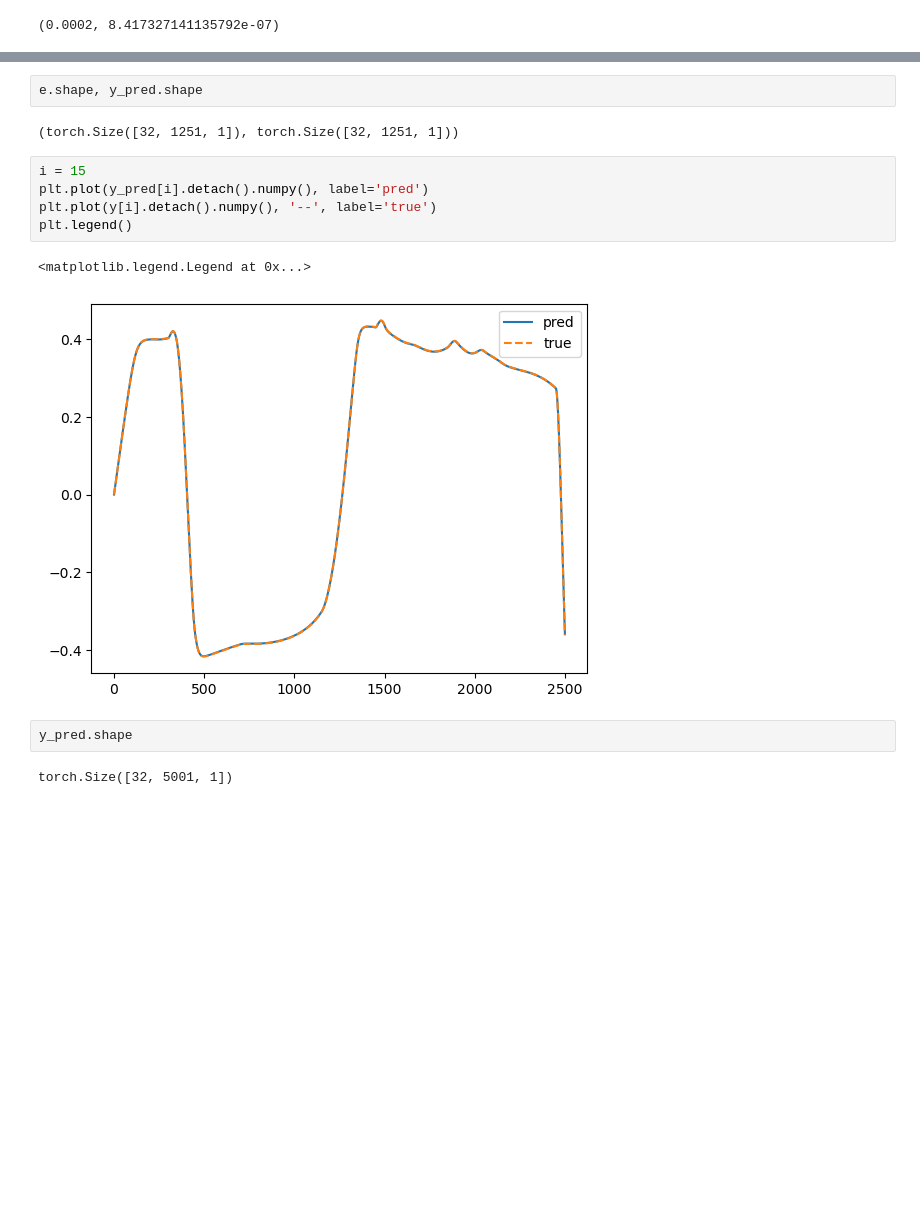
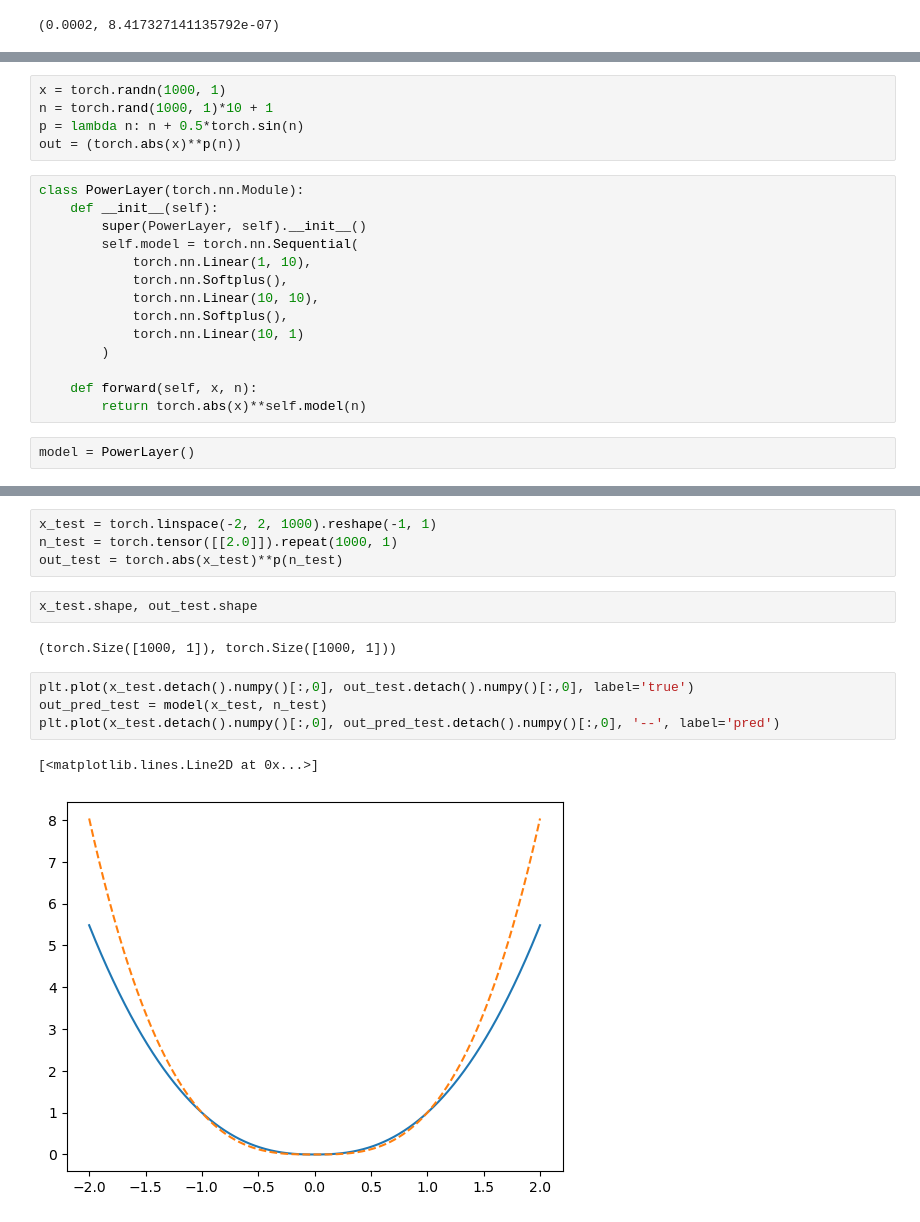
Before and after one commit to m-raj/microstructure-dependent-material-model, a Jupyter notebook: evp.ipynb, the cells around one changed output, grey strips where cells are left out. Drawn from its saved outputs; the diff is of its cells as text; blank space fills up the shorter version.

```diff
--- a/evp.ipynb
+++ b/evp.ipynb
@@ -65,0 +64,21 @@ torch.Size([32, 20]) torch.Size([32, 1])
+# %%
+x = torch.randn(1000, 1)
+n = torch.rand(1000, 1)*10 + 1
+p = lambda n: n + 0.5*torch.sin(n)
+out = (torch.abs(x)**p(n))
+# %%
+class PowerLayer(torch.nn.Module):
+    def __init__(self):
+        super(PowerLayer, self).__init__()
+        self.model = torch.nn.Sequential(
+            torch.nn.Linear(1, 10),
+            torch.nn.Softplus(),
+            torch.nn.Linear(10, 10),
+            torch.nn.Softplus(),
+            torch.nn.Linear(10, 1)
+        )
+
+    def forward(self, x, n):
+        return torch.abs(x)**self.model(n)
+# %%
+model = PowerLayer()
@@ -66,16 +108,15 @@ torch.Size([32, 20]) torch.Size([32, 1])
+# %%
+x_test = torch.linspace(-2, 2, 1000).reshape(-1, 1)
+n_test = torch.tensor([[2.0]]).repeat(1000, 1)
+out_test = torch.abs(x_test)**p(n_test)
 # %%
-e.shape, y_pred.shape
+x_test.shape, out_test.shape
 # %% [output]
-(torch.Size([32, 1251, 1]), torch.Size([32, 1251, 1]))
+(torch.Size([1000, 1]), torch.Size([1000, 1]))
-# %%
-i = 15
-plt.plot(y_pred[i].detach().numpy(), label='pred')
-plt.plot(y[i].detach().numpy(), '--', label='true')
-plt.legend()
-# %% [output]
-<matplotlib.legend.Legend at 0x...>
-[figure, removed]
-# %%
-y_pred.shape
-# %% [output]
-torch.Size([32, 5001, 1])
+# %%
+plt.plot(x_test.detach().numpy()[:,0], out_test.detach().numpy()[:,0], label='true')
+out_pred_test = model(x_test, n_test)
+plt.plot(x_test.detach().numpy()[:,0], out_pred_test.detach().numpy()[:,0], '--', label='pred')
+# %% [output]
+[<matplotlib.lines.Line2D at 0x...>]
+[figure, added]
```
Also changed, not shown: parts of 9 cells of this notebook, 2 other files.
